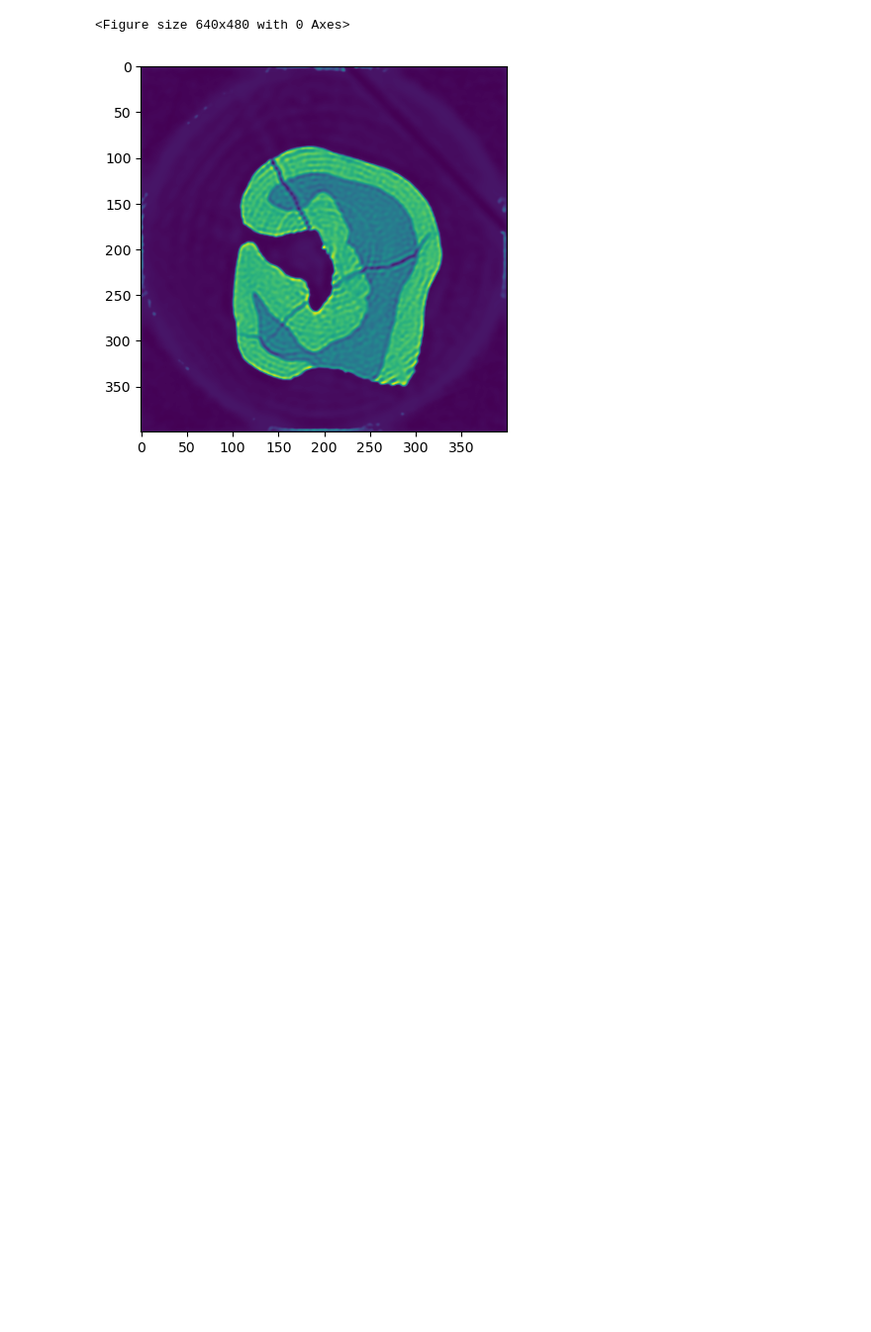
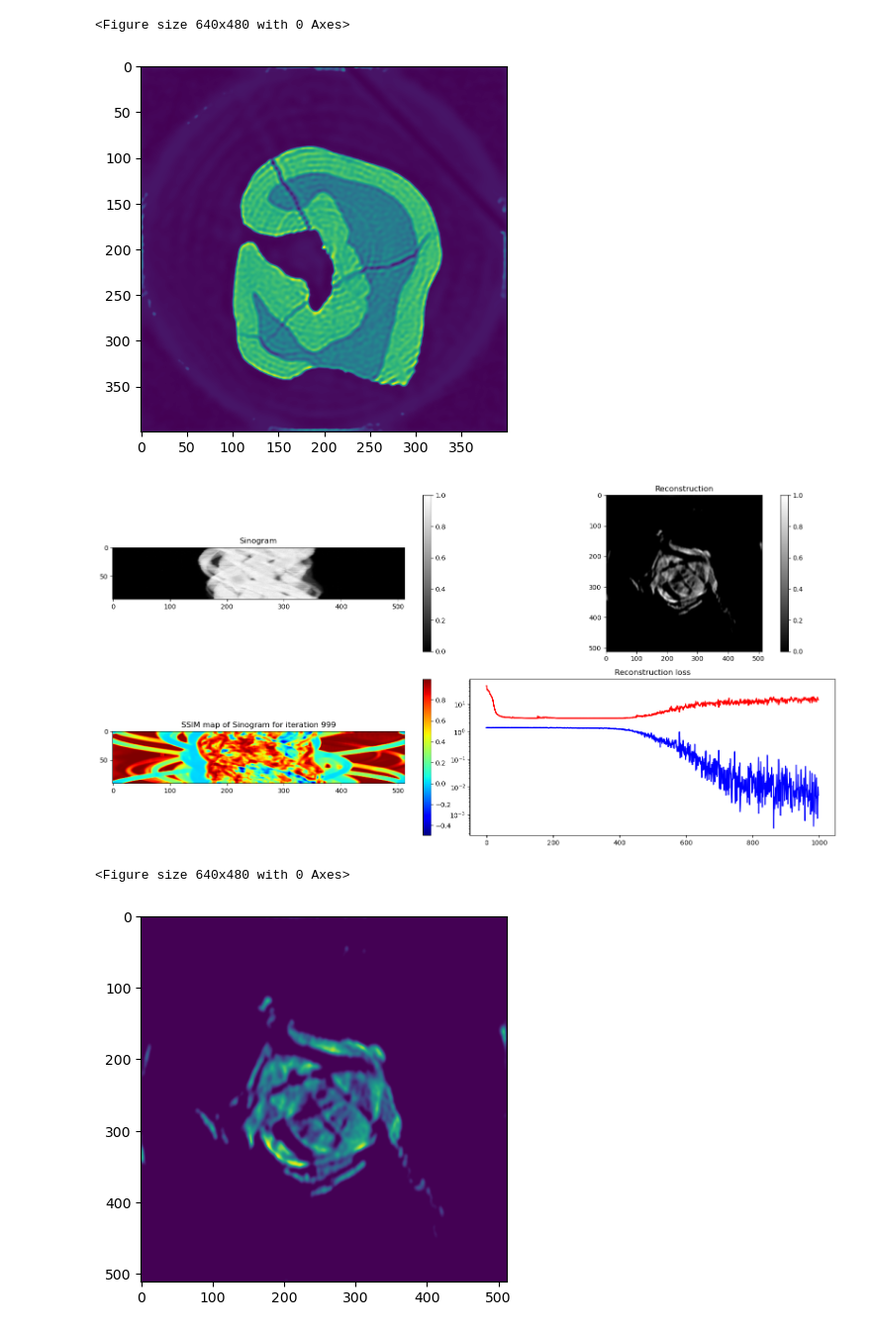
Before and after one commit to XYangXRay/ganrec, a Jupyter notebook: examples/tomography_tf.ipynb, the cells around one changed output. Shown at 99% size. Cells and saved outputs as stored; diff of their text form; code cells hidden in the pictures; blank space fills up the shorter version.

```diff
--- a/examples/tomography_tf.ipynb
+++ b/examples/tomography_tf.ipynb
@@ -25,3 +25,14 @@ tifffile.imwrite('./test_results/recon_tooth.tiff', rec)
 [figure]
 <Figure size 640x480 with 0 Axes>
 [figure]
+# %%
+data = tifffile.imread('/nsls2/data/staff/xyang4/data/fang_tomography_em/EM_Tomo_CB_OC/CsCl/data_180.tiff')
+ang = angles(91)
+prj = nor_tomo(data[:,200,:])
+rec = GANtomo(prj, ang, iter_num=1000).recon
+plt.imshow(rec)
+plt.show()
+# %% [output]
+[figure, added]
+<Figure size 640x480 with 0 Axes>
+[figure, added]
```
Also changed, not shown: 8 other files.
